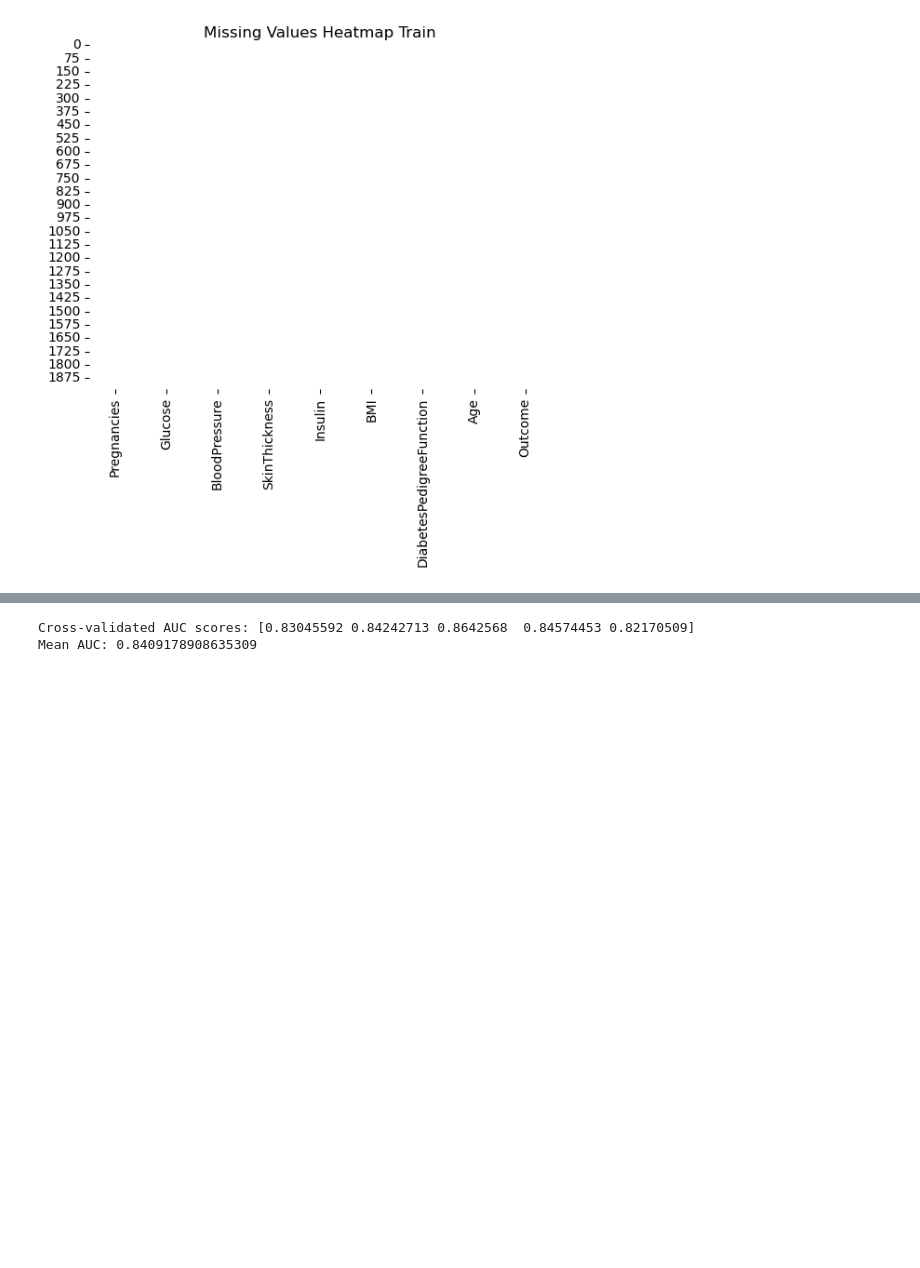
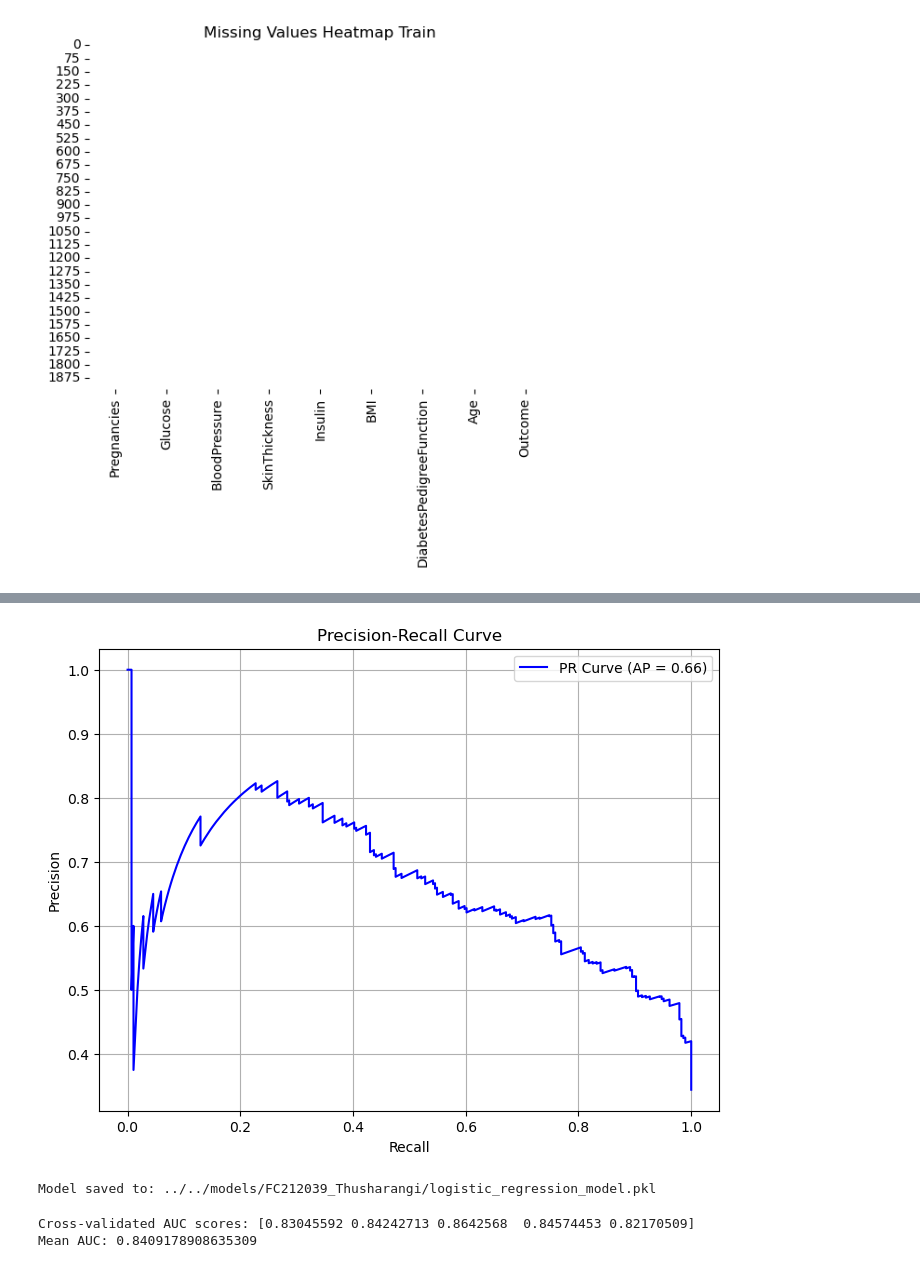
Before and after one commit to VenumiV/diabetes-predictor-ml-flask, a Jupyter notebook: notebooks/FC212039_Thusharangi/FC212039_LogisticRegression.ipynb, the cells around one changed output, grey strips where cells are left out. Saved outputs shown, nothing was run; the diff lists cells and outputs as text; code cells hidden in the pictures; blank space fills up the shorter version.

```diff
--- a/notebooks/FC212039_Thusharangi/FC212039_LogisticRegression.ipynb
+++ b/notebooks/FC212039_Thusharangi/FC212039_LogisticRegression.ipynb
@@ -158,3 +186,28 @@ weighted avg       0.74      0.74      0.73       831
+# %%
+# plotting precision and recall
+
+precision, recall, thresholds = precision_recall_curve(y_test, y_prob)
+average_precision = average_precision_score(y_test, y_prob)
+
+# Plot Precision-Recall Curve
+plt.figure(figsize=(8,6))
+plt.plot(recall, precision, label=f'PR Curve (AP = {average_precision:.2f})', color='blue')
+plt.xlabel('Recall')
+plt.ylabel('Precision')
+plt.title('Precision-Recall Curve')
+plt.legend()
+plt.grid(True)
+plt.show()
+# %% [output]
+[figure, added]
+# %%
+#create and save .pkl file
+folder_path = '../../models/FC212039_Thusharangi/'
+model_filename = os.path.join(folder_path, 'logistic_regression_model.pkl')
+joblib.dump(classifier, model_filename)
+print(f"Model saved to: {model_filename}")
+# %% [output]
+Model saved to: ../../models/FC212039_Thusharangi/logistic_regression_model.pkl
 # %%
 #cross validation to check the accuracy
 
```
Also changed, not shown: parts of 4 cells of this notebook, 1 other file.
